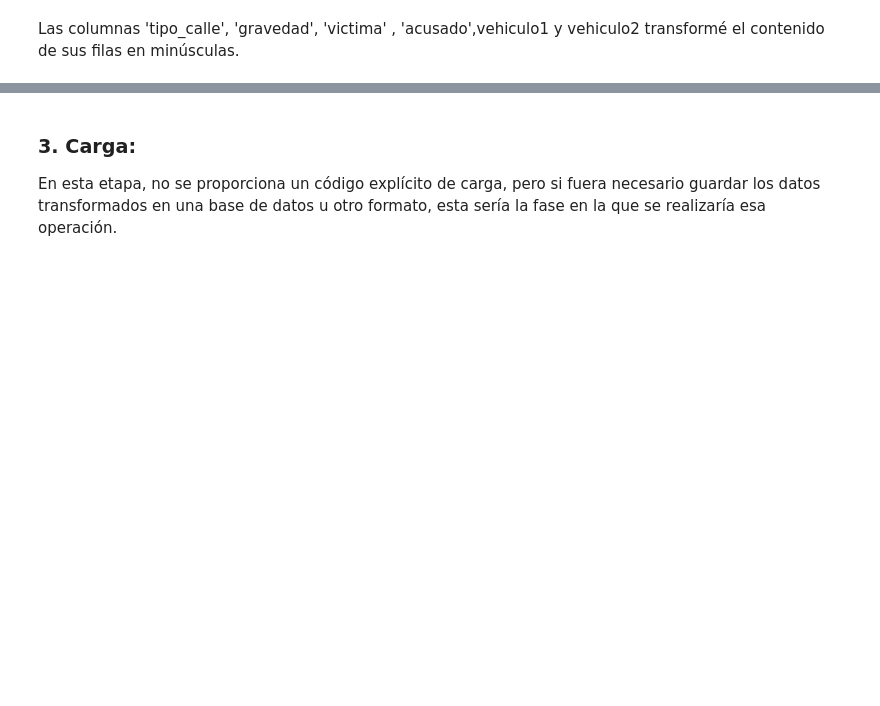
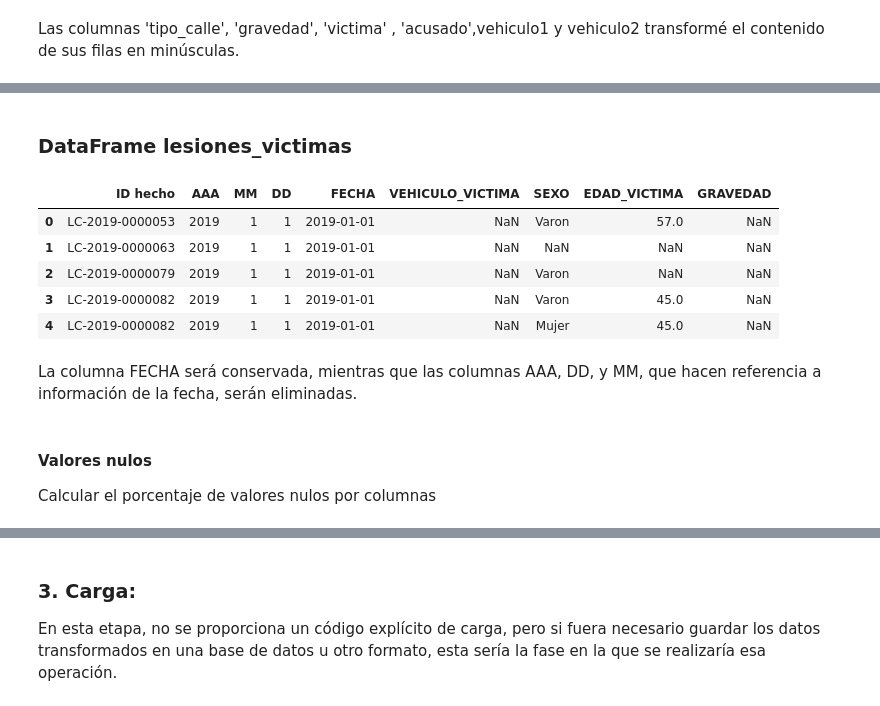
Before and after one commit to KGSanchezM/Siniestros-Viales, a Jupyter notebook: Notebooks/ETL.ipynb, the cells around one changed output, grey strips where cells are left out. Drawn from its saved outputs; the diff is of its cells as text; code cells hidden in the pictures; blank space fills up the shorter version.

```diff
--- a/Notebooks/ETL.ipynb
+++ b/Notebooks/ETL.ipynb
@@ -327,0 +345,13 @@ lesiones_hechos.head()
+# %% [markdown]
+### DataFrame lesiones_victimas
+# %%
+lesiones_victimas.head()
+# %% [output]
+|  | ID hecho | AAA | MM | DD | FECHA | VEHICULO_VICTIMA | SEXO | EDAD_VICTIMA | GRAVEDAD |
+| 0 | LC-2019-0000053 | 2019 | 1 | 1 | 2019-01-01 | NaN | Varon | 57.0 | NaN |
+| 1 | LC-2019-0000063 | 2019 | 1 | 1 | 2019-01-01 | NaN | NaN | NaN | NaN |
+| 2 | LC-2019-0000079 | 2019 | 1 | 1 | 2019-01-01 | NaN | Varon | NaN | NaN |
+| 3 | LC-2019-0000082 | 2019 | 1 | 1 | 2019-01-01 | NaN | Varon | 45.0 | NaN |
+| 4 | LC-2019-0000082 | 2019 | 1 | 1 | 2019-01-01 | NaN | Mujer | 45.0 | NaN |
+# %% [markdown]
+La columna FECHA será conservada, mientras que las columnas AAA, DD, y MM, que hacen referencia a información de la fecha, serán eliminadas.
@@ -327,0 +361,3 @@ lesiones_hechos.head()
+# %% [markdown]
+#### Valores nulos
+Calcular el porcentaje de valores nulos por columnas
```
Also changed, not shown: parts of 25 cells of this notebook.
